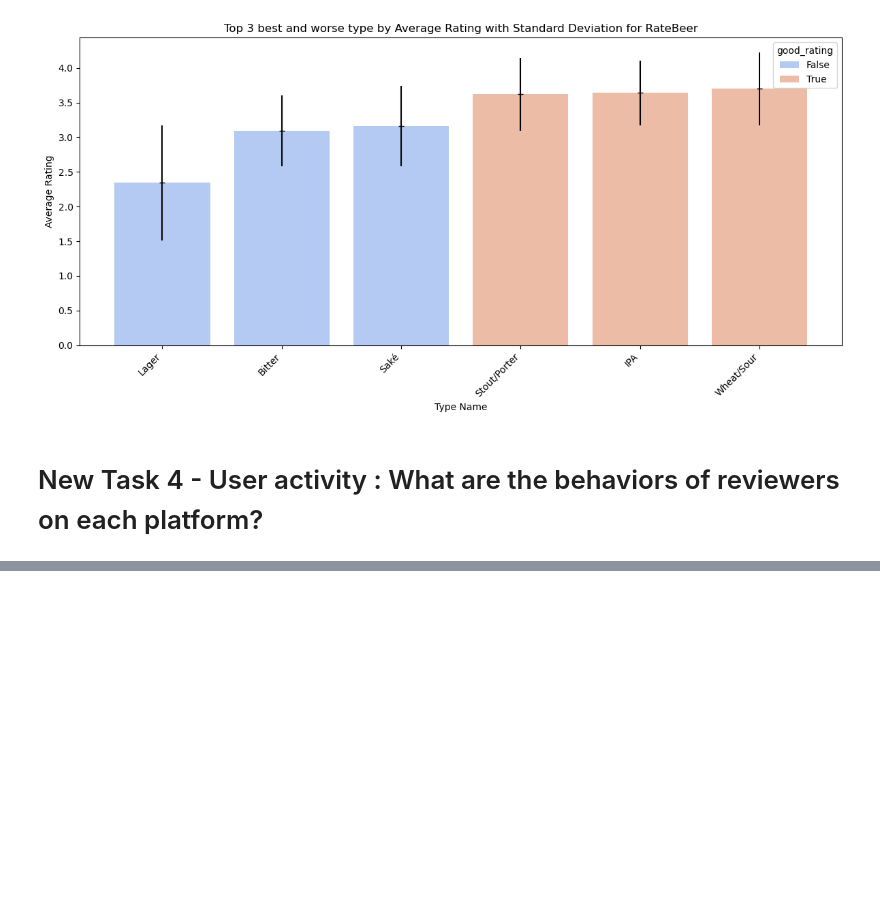
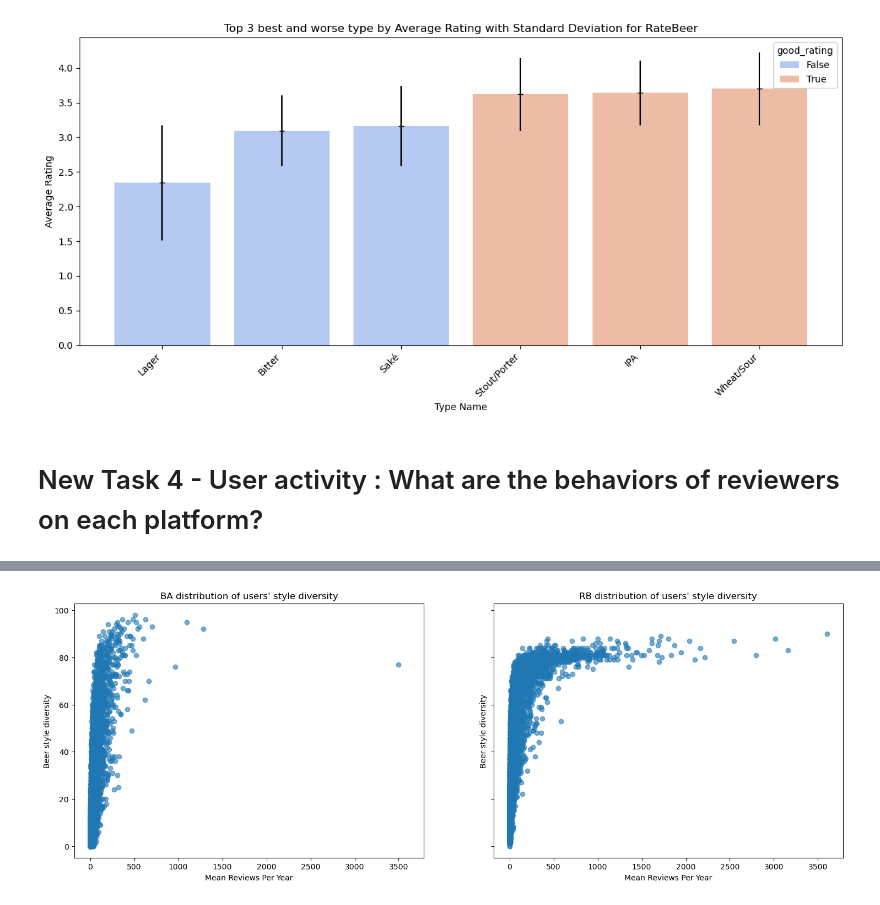
Before and after one commit to epfl-ada/ada-2024-project-bada55, a Jupyter notebook: results.ipynb, the cells around one changed output, grey strips where cells are left out. Cells and saved outputs as stored; diff of their text form; code cells hidden in the pictures; blank space fills up the shorter version.

```diff
--- a/results.ipynb
+++ b/results.ipynb
@@ -722 +842,20 @@ plt.show()
+# %%
+fig, axs = plt.subplots(1,2, sharex=True, sharey=True)
+axs[0].scatter(
+    ba_users_joined['mean_yearly_reviews'],
+    ba_users_joined['style_diversity'],
+    alpha=0.6
+)
+axs[1].scatter(
+    rb_users_joined['mean_yearly_reviews'],
+    rb_users_joined['style_diversity'],
+    alpha=0.6
+)
+axs[0].set_title("BA distribution of users' style diversity")
+axs[1].set_title("RB distribution of users' style diversity")
+for ax in axs:
+    ax.set(xlabel='Mean Reviews Per Year', ylabel='Beer style diversity')
+plt.show()
+# %% [output]
+[figure, added]
 # %%
```
Also changed, not shown: parts of 25 cells of this notebook.
